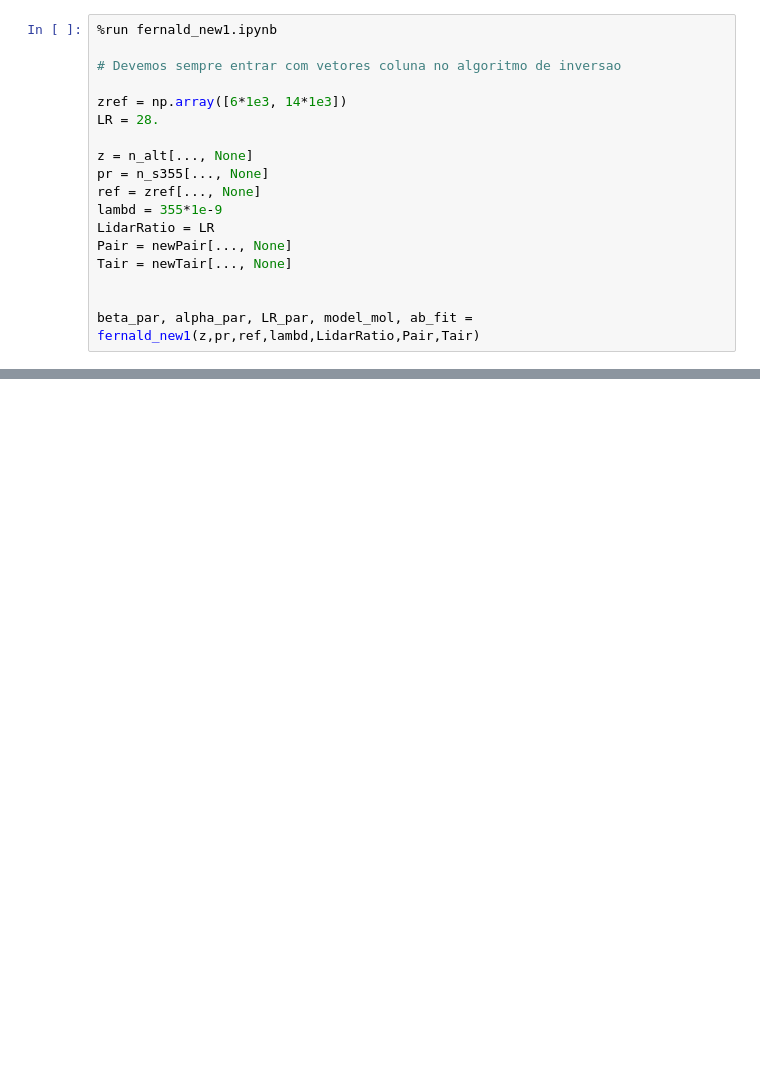
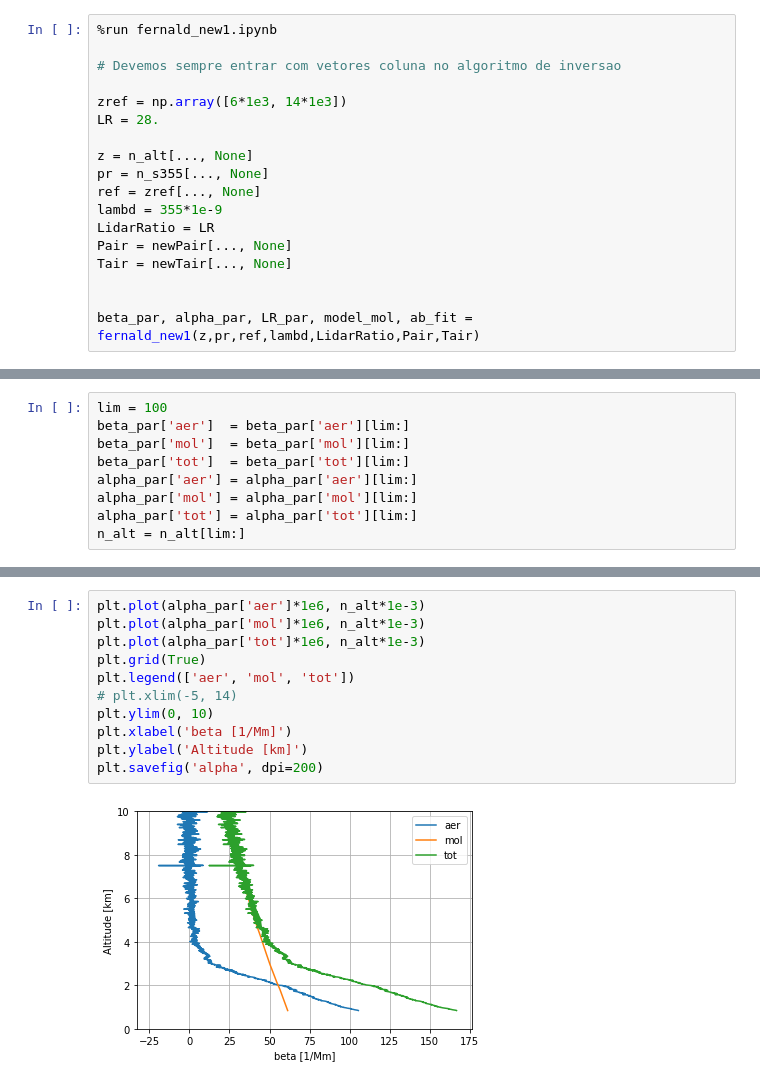
Before and after one commit to hmjbarbosa/RMlicelPython, a Jupyter notebook: Rotina.ipynb, the cells around one changed output, grey strips where cells are left out. Cells and saved outputs as stored; diff of their text form; blank space fills up the shorter version.

```diff
--- a/Rotina.ipynb
+++ b/Rotina.ipynb
@@ -368 +373,10 @@ n_alt = n_alt[lim:]
+# %%
+lim = 100
+beta_par['aer']  = beta_par['aer'][lim:]
+beta_par['mol']  = beta_par['mol'][lim:]
+beta_par['tot']  = beta_par['tot'][lim:]
+alpha_par['aer'] = alpha_par['aer'][lim:]
+alpha_par['mol'] = alpha_par['mol'][lim:]
+alpha_par['tot'] = alpha_par['tot'][lim:]
+n_alt = n_alt[lim:]
 # %%
@@ -380,0 +395,13 @@ plt.savefig('backscatter', dpi=200)
+# %%
+plt.plot(alpha_par['aer']*1e6, n_alt*1e-3)
+plt.plot(alpha_par['mol']*1e6, n_alt*1e-3)
+plt.plot(alpha_par['tot']*1e6, n_alt*1e-3)
+plt.grid(True)
+plt.legend(['aer', 'mol', 'tot'])
+# plt.xlim(-5, 14)
+plt.ylim(0, 10)
+plt.xlabel('beta [1/Mm]')
+plt.ylabel('Altitude [km]')
+plt.savefig('alpha', dpi=200)
+# %% [output]
+[figure, added]
```
Also changed, not shown: parts of 58 cells of this notebook.
